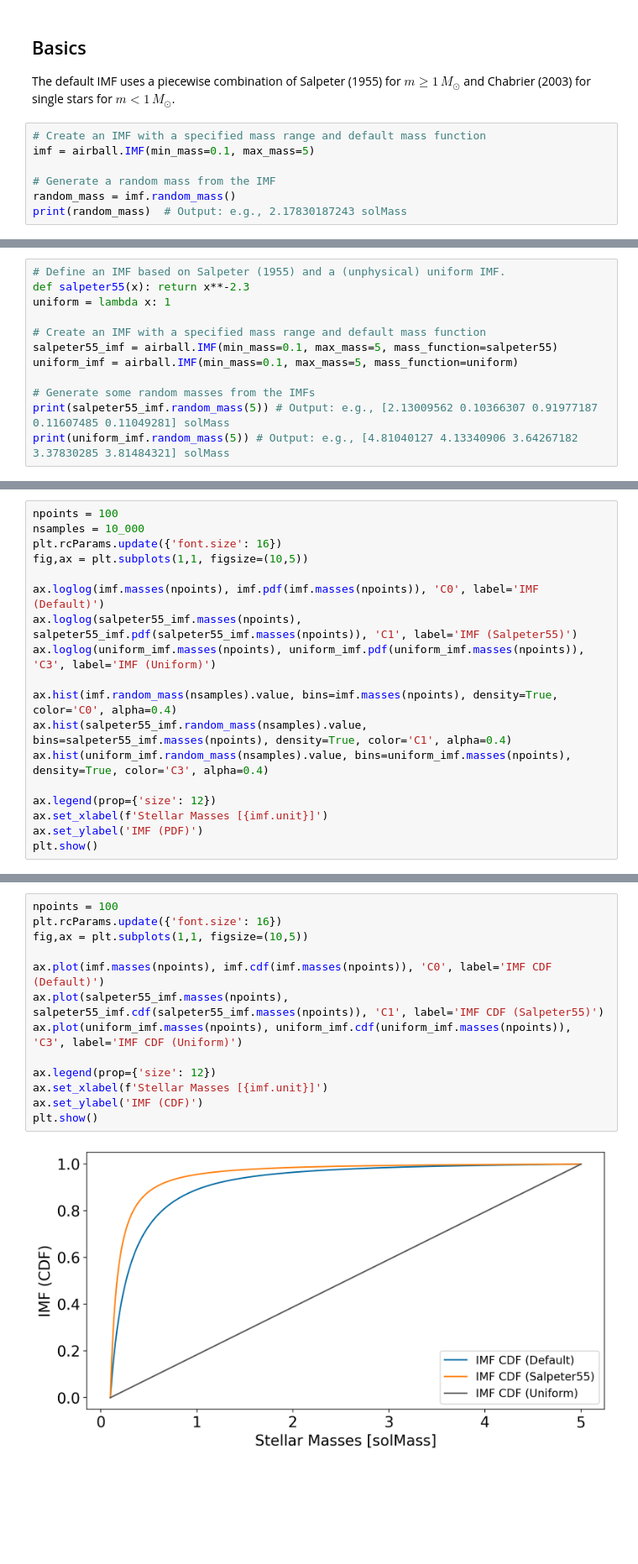
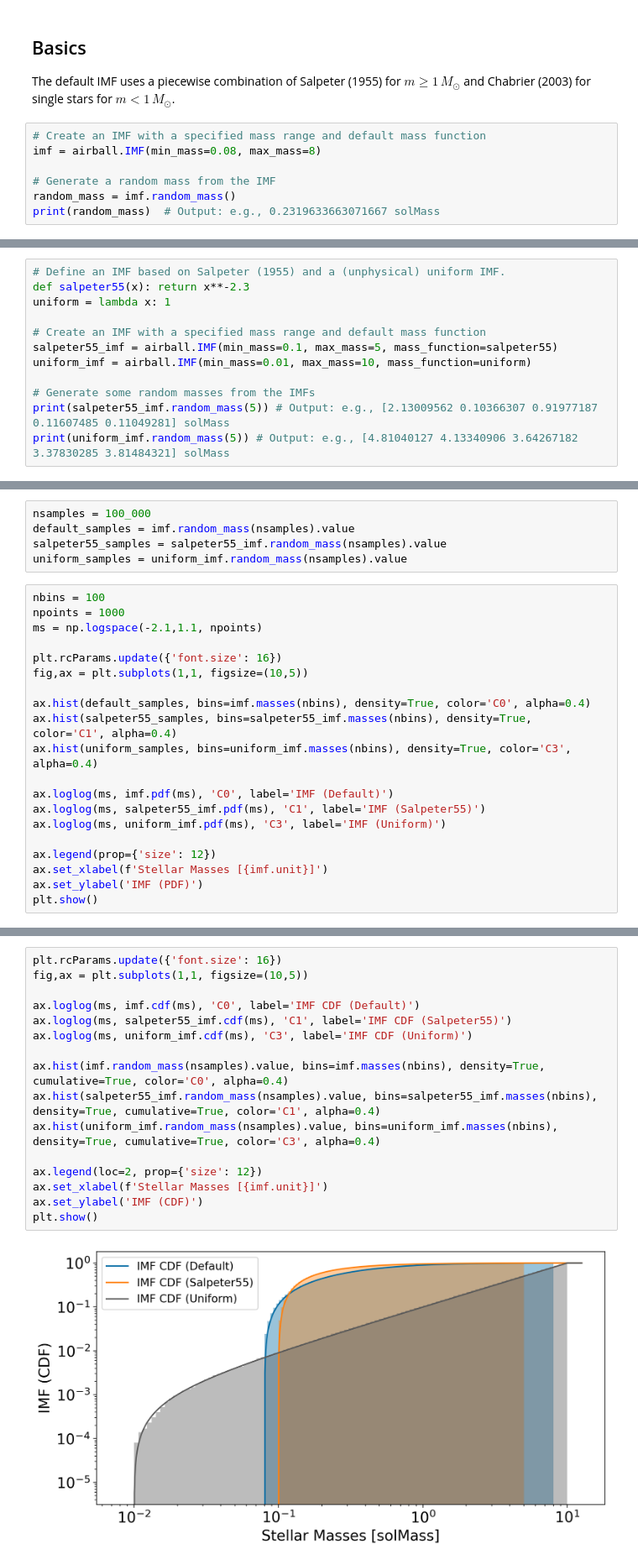
Before and after one commit to zyrxvo/airball, a Jupyter notebook: examples/IMF.ipynb, the cells around one changed output, grey strips where cells are left out. Shown at 84% size. Cells and saved outputs as stored; diff of their text form; blank space fills up the shorter version.

```diff
--- a/examples/IMF.ipynb
+++ b/examples/IMF.ipynb
@@ -18,9 +19,9 @@ style.use('tableau-colorblind10')
 The default IMF uses a piecewise combination of Salpeter (1955) for $m \geq 1\,M_\odot$ and Chabrier (2003) for single stars for $m < 1\,M_\odot$.
 # %%
 # Create an IMF with a specified mass range and default mass function
-imf = airball.IMF(min_mass=0.1, max_mass=5)
+imf = airball.IMF(min_mass=0.08, max_mass=8)
 
 # Generate a random mass from the IMF
 random_mass = imf.random_mass()
-print(random_mass)  # Output: e.g., 2.17830187243 solMass
+print(random_mass)  # Output: e.g., 0.2319633663071667 solMass
 # %% [output]
@@ -47,7 +48,7 @@ uniform = lambda x: 1
 
 # Create an IMF with a specified mass range and default mass function
 salpeter55_imf = airball.IMF(min_mass=0.1, max_mass=5, mass_function=salpeter55)
-uniform_imf = airball.IMF(min_mass=0.1, max_mass=5, mass_function=uniform)
+uniform_imf = airball.IMF(min_mass=0.01, max_mass=10, mass_function=uniform)
 
 # Generate some random masses from the IMFs
 print(salpeter55_imf.random_mass(5)) # Output: e.g., [2.13009562 0.10366307 0.91977187 0.11607485 0.11049281] solMass
@@ -67,16 +68,23 @@ We can visually compare the different distributions by plotting their PDFs. We c
+# %%
+nsamples = 100_000
+default_samples = imf.random_mass(nsamples).value
+salpeter55_samples = salpeter55_imf.random_mass(nsamples).value
+uniform_samples = uniform_imf.random_mass(nsamples).value
 # %%
-npoints = 100
-nsamples = 10_000
+nbins = 100
+npoints = 1000
+ms = np.logspace(-2.1,1.1, npoints)
+
 plt.rcParams.update({'font.size': 16})
 fig,ax = plt.subplots(1,1, figsize=(10,5))
 
-ax.loglog(imf.masses(npoints), imf.pdf(imf.masses(npoints)), 'C0', label='IMF (Default)')
-ax.loglog(salpeter55_imf.masses(npoints), salpeter55_imf.pdf(salpeter55_imf.masses(npoints)), 'C1', label='IMF (Salpeter55)')
-ax.loglog(uniform_imf.masses(npoints), uniform_imf.pdf(uniform_imf.masses(npoints)), 'C3', label='IMF (Uniform)')
+ax.hist(default_samples, bins=imf.masses(nbins), density=True, color='C0', alpha=0.4)
+ax.hist(salpeter55_samples, bins=salpeter55_imf.masses(nbins), density=True, color='C1', alpha=0.4)
+ax.hist(uniform_samples, bins=uniform_imf.masses(nbins), density=True, color='C3', alpha=0.4)
 
-ax.hist(imf.random_mass(nsamples).value, bins=imf.masses(npoints), density=True, color='C0', alpha=0.4)
-ax.hist(salpeter55_imf.random_mass(nsamples).value, bins=salpeter55_imf.masses(npoints), density=True, color='C1', alpha=0.4)
-ax.hist(uniform_imf.random_mass(nsamples).value, bins=uniform_imf.masses(npoints), density=True, color='C3', alpha=0.4)
+ax.loglog(ms, imf.pdf(ms), 'C0', label='IMF (Default)')
+ax.loglog(ms, salpeter55_imf.pdf(ms), 'C1', label='IMF (Salpeter55)')
+ax.loglog(ms, uniform_imf.pdf(ms), 'C3', label='IMF (Uniform)')
 
 ax.legend(prop={'size': 12})
 ax.set_xlabel(f'Stellar Masses [{imf.unit}]')
@@ -87,15 +95,18 @@ plt.show()
 # %%
-npoints = 100
 plt.rcParams.update({'font.size': 16})
 fig,ax = plt.subplots(1,1, figsize=(10,5))
 
-ax.plot(imf.masses(npoints), imf.cdf(imf.masses(npoints)), 'C0', label='IMF CDF (Default)')
-ax.plot(salpeter55_imf.masses(npoints), salpeter55_imf.cdf(salpeter55_imf.masses(npoints)), 'C1', label='IMF CDF (Salpeter55)')
-ax.plot(uniform_imf.masses(npoints), uniform_imf.cdf(uniform_imf.masses(npoints)), 'C3', label='IMF CDF (Uniform)')
+ax.loglog(ms, imf.cdf(ms), 'C0', label='IMF CDF (Default)')
+ax.loglog(ms, salpeter55_imf.cdf(ms), 'C1', label='IMF CDF (Salpeter55)')
+ax.loglog(ms, uniform_imf.cdf(ms), 'C3', label='IMF CDF (Uniform)')
 
-ax.legend(prop={'size': 12})
+ax.hist(imf.random_mass(nsamples).value, bins=imf.masses(nbins), density=True, cumulative=True, color='C0', alpha=0.4)
+ax.hist(salpeter55_imf.random_mass(nsamples).value, bins=salpeter55_imf.masses(nbins), density=True, cumulative=True, color='C1', alpha=0.4)
+ax.hist(uniform_imf.random_mass(nsamples).value, bins=uniform_imf.masses(nbins), density=True, cumulative=True, color='C3', alpha=0.4)
+
+ax.legend(loc=2, prop={'size': 12})
 ax.set_xlabel(f'Stellar Masses [{imf.unit}]')
 ax.set_ylabel('IMF (CDF)')
 plt.show()
 # %% [output]
-[figure, old version]
+[figure, new version]
```
Also changed, not shown: parts of 14 cells of this notebook, 4 other files.
